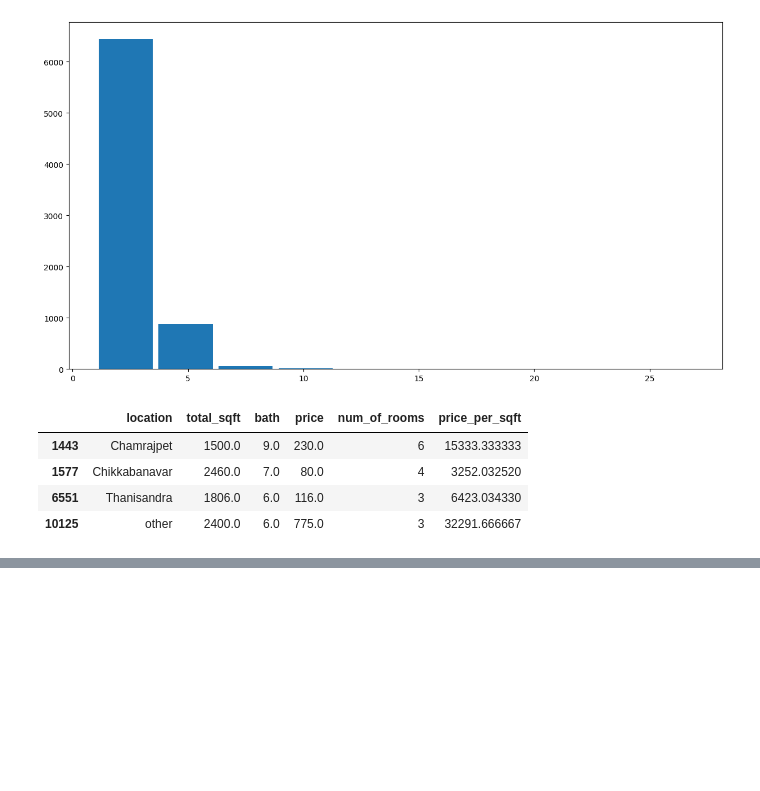
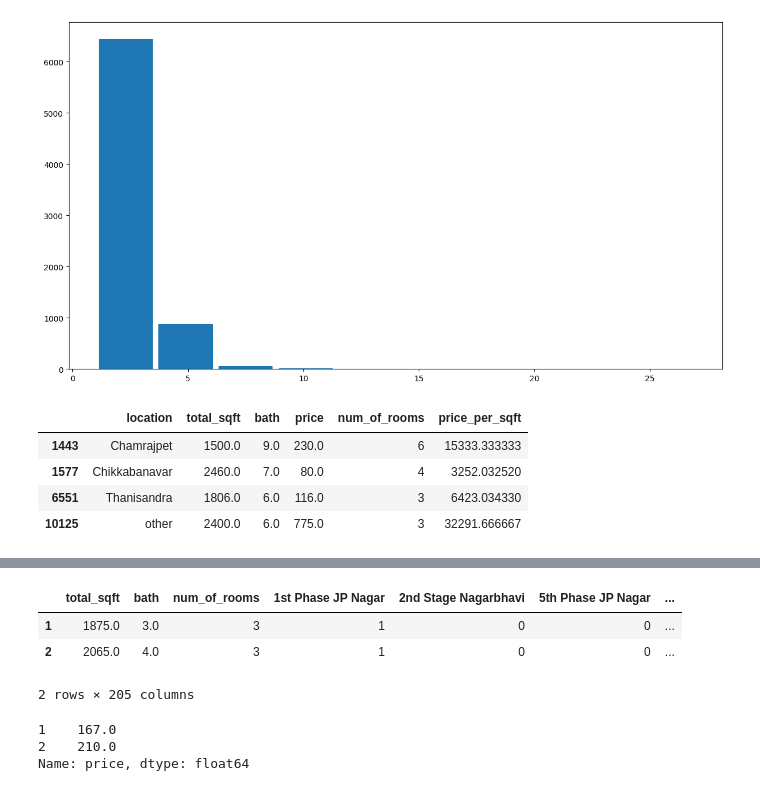
Before and after one commit to Chiemerie1/House_price_prediction, a Jupyter notebook: house_price_prediction.ipynb, the cells around one changed output, grey strips where cells are left out. Drawn from its saved outputs; the diff is of its cells as text; code cells hidden in the pictures; blank space fills up the shorter version.

```diff
--- a/house_price_prediction.ipynb
+++ b/house_price_prediction.ipynb
@@ -307,0 +334,13 @@ cleaned_df = cleaned_df[cleaned_df["bath"] > cleaned_df["num_of_rooms"] + 2]
+# %%
+X.head(2)
+# %% [output]
+|  | total_sqft | bath | num_of_rooms | 1st Phase JP Nagar | 2nd Stage Nagarbhavi | 5th Phase JP Nagar | ... |
+| 1 | 1875.0 | 3.0 | 3 | 1 | 0 | 0 | ... |
+| 2 | 2065.0 | 4.0 | 3 | 1 | 0 | 0 | ... |
+2 rows × 205 columns
+# %%
+y.head(2)
+# %% [output]
+1    167.0
+2    210.0
+Name: price, dtype: float64
```
Also changed, not shown: parts of 16 cells of this notebook.
